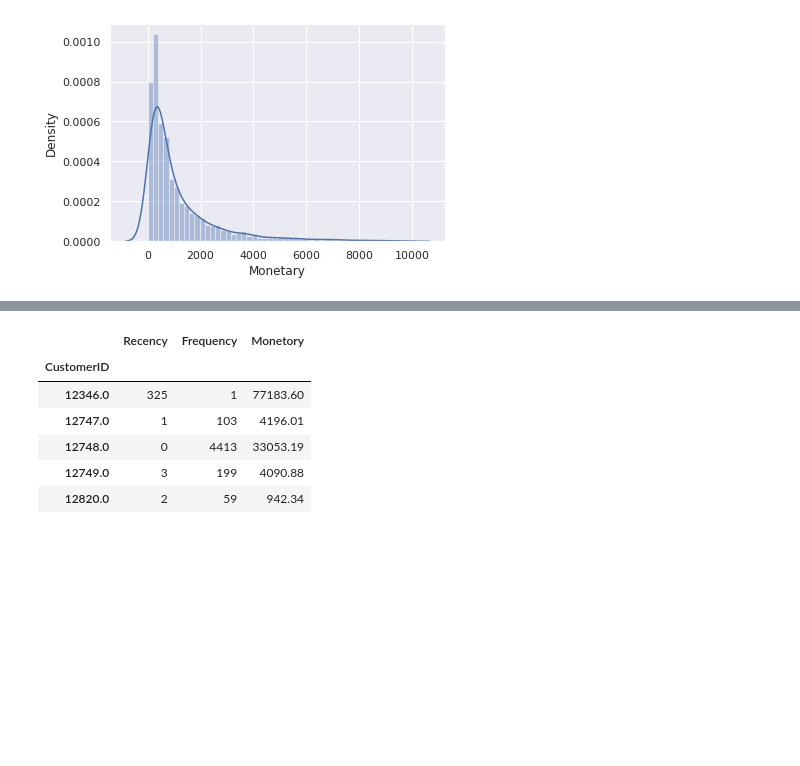
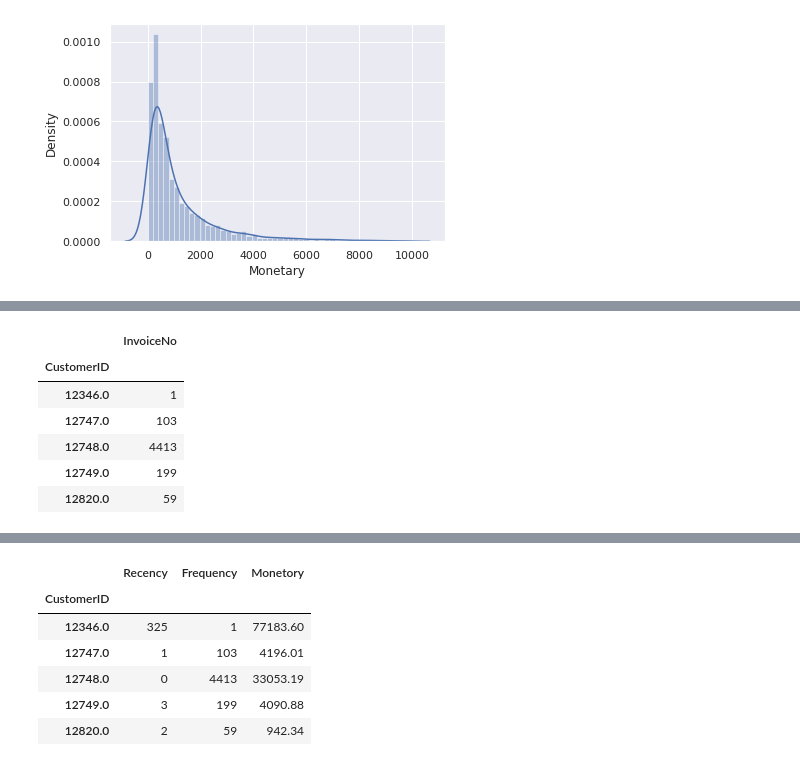
Before and after one commit to Sangameshchandan/Online-Retail-Customer-Segmentation, a Jupyter notebook: TEAM_NOTEBOOK_Online_Retail_Customer_Segmentation.ipynb, the cells around one changed output, grey strips where cells are left out. Drawn from its saved outputs; the diff is of its cells as text; code cells hidden in the pictures; blank space fills up the shorter version.

```diff
--- a/TEAM_NOTEBOOK_Online_Retail_Customer_Segmentation.ipynb
+++ b/TEAM_NOTEBOOK_Online_Retail_Customer_Segmentation.ipynb
@@ -369,0 +389,12 @@ ax = sns.distplot(x)
+# %%
+# Frequency of the customer transactions
+frequency = df[['CustomerID','InvoiceNo']].groupby('CustomerID').count()
+frequency.head()
+# %% [output]
+|  | InvoiceNo |
+| CustomerID |  |
+| 12346.0 | 1 |
+| 12747.0 | 103 |
+| 12748.0 | 4413 |
+| 12749.0 | 199 |
+| 12820.0 | 59 |
```
Also changed, not shown: parts of 4 cells of this notebook.
